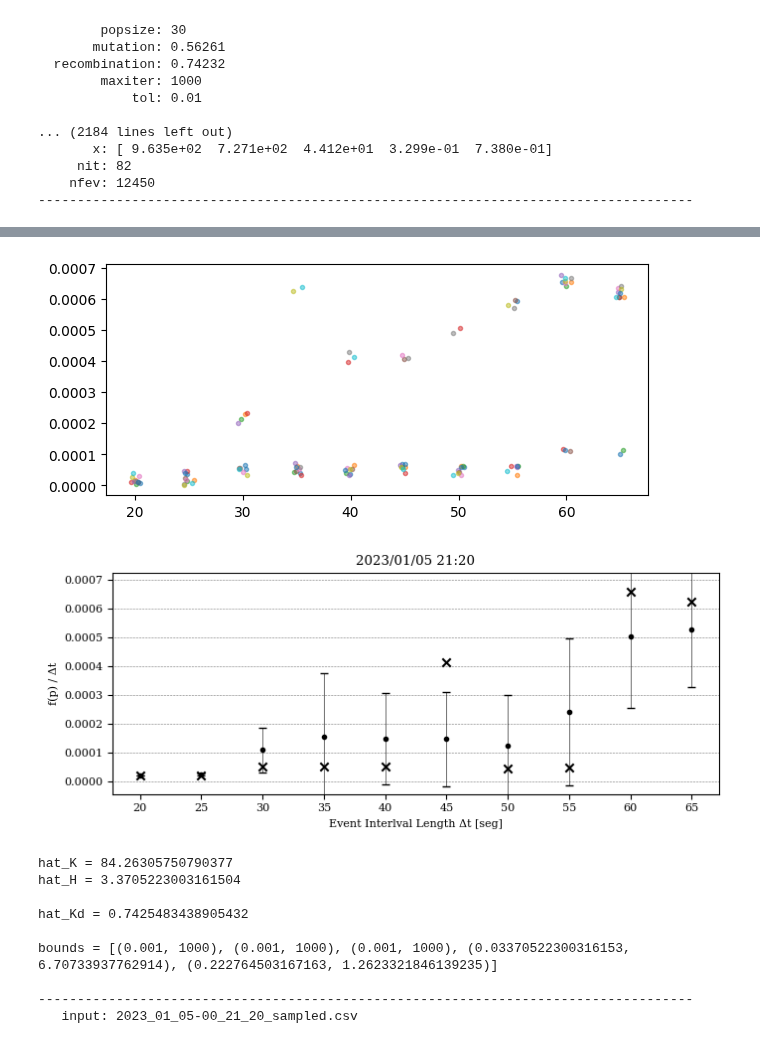
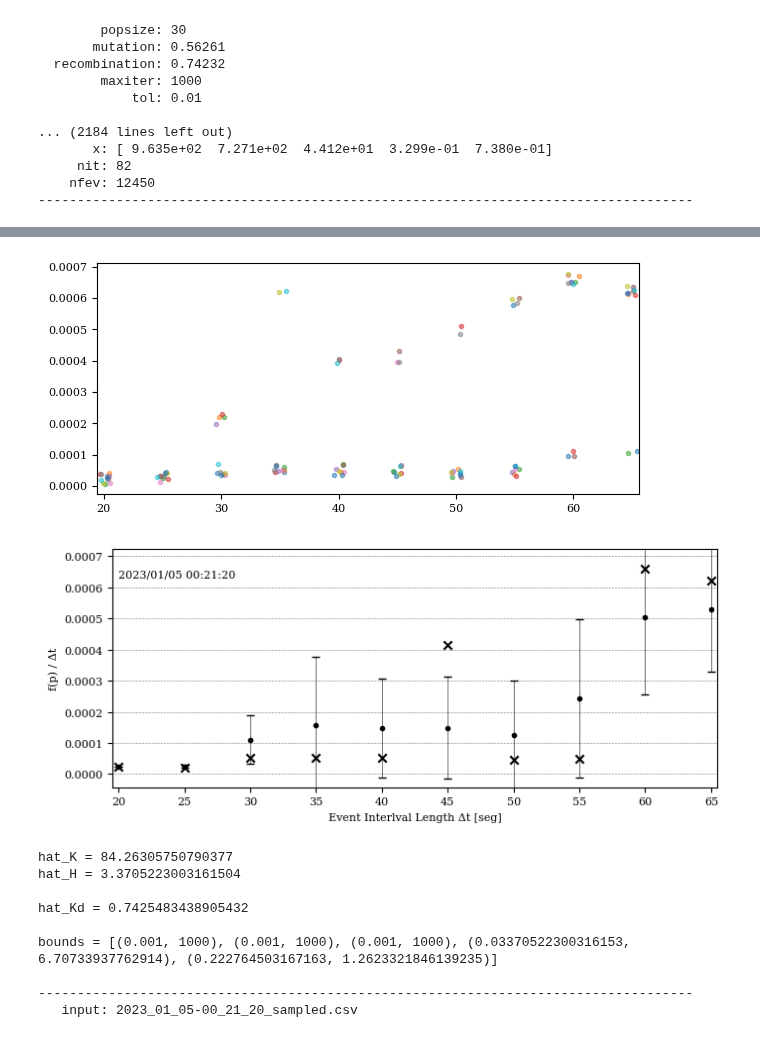
Before and after one commit to JoFeG/Differential-Evolution-Frequency-Model-Fitting, a Jupyter notebook: PaperFigures.ipynb, the cells around one changed output, grey strips where cells are left out. Saved outputs shown, nothing was run; the diff lists cells and outputs as text; code cells hidden in the pictures.

```diff
--- a/PaperFigures.ipynb
+++ b/PaperFigures.ipynb
@@ -142,7 +146,8 @@ for rep in range(11):
         if i == 0:
             fig = plt.figure(figsize=(7,3))
             plt.plot(real_time[100:], real_freq[100:], linewidth=.7)
-            plt.title(f"2023/01/05 21:20 rep{rep}")
+            #plt.title(f"2023/01/05 21:20 rep{rep}")
+            plt.annotate(f"2023/01/05 00:21:20, rep {rep}", xy = (32,-.168))
             plt.xlabel("Time [seg]")
             plt.ylabel("Frequency [Hz]")
 
@@ -200,7 +205,7 @@ for rep in range(11):
     plt.plot(jitterETS, jitterERR, marker = ".", linestyle="", alpha = .5)
 plt.show()
 # %% [output]
-[figure, old version]
+[figure, new version]
 # %%
 ## fig2 E1a
 
@@ -212,35 +217,37 @@ plt.rc('font', **font)
 instance = "2023_01_05-00_21_20"
 
 fig = plt.figure(figsize=(7,3))
 rep = 6
 err = [ERR[i][rep] for i in range(10)]
 
 
 npERR = np.array(ERR)
 err_means = [npERR[i].mean() for i in range(10)]
 err_sd = [npERR[i].std() for i in range(10)]
 plt.errorbar(ETS, err_means, err_sd, color='k', linewidth=.4, linestyle='None', marker='.', capsize=3)
 
 plt.scatter(ETS, err, color = "k", marker = "x")
 #plt.title("2023/01/04 16:30")
-plt.title("2023/01/05 21:20")
+#plt.title("2023/01/05 21:20")
+
+plt.annotate("2023/01/05 00:21:20", xy = (20,0.00063))
 
 plt.xlabel("Event Interlval Length Δt [seg]")
 plt.ylabel("f(p) / Δt")
 plt.grid(axis = 'y', color='k', linestyle='dotted', linewidth=.4)
 fig.tight_layout()
 
 d=.1*(max(err)-min(err))
 plt.ylim([min(err)-d,max(err)+d])
 plt.xticks(ETS)
 fig.tight_layout()
 
 
 
 plt.savefig(f"./img/ExpIntervalErrs{rep}.pdf")
 plt.show()
 # %% [output]
-[figure, old version]
+[figure, new version]
 # %%
 ## run identifications for E1b Con True en use_emp
 instance = "2023_01_05-00_21_20"
```
Also changed, not shown: parts of 4 cells of this notebook, 21 other files.
